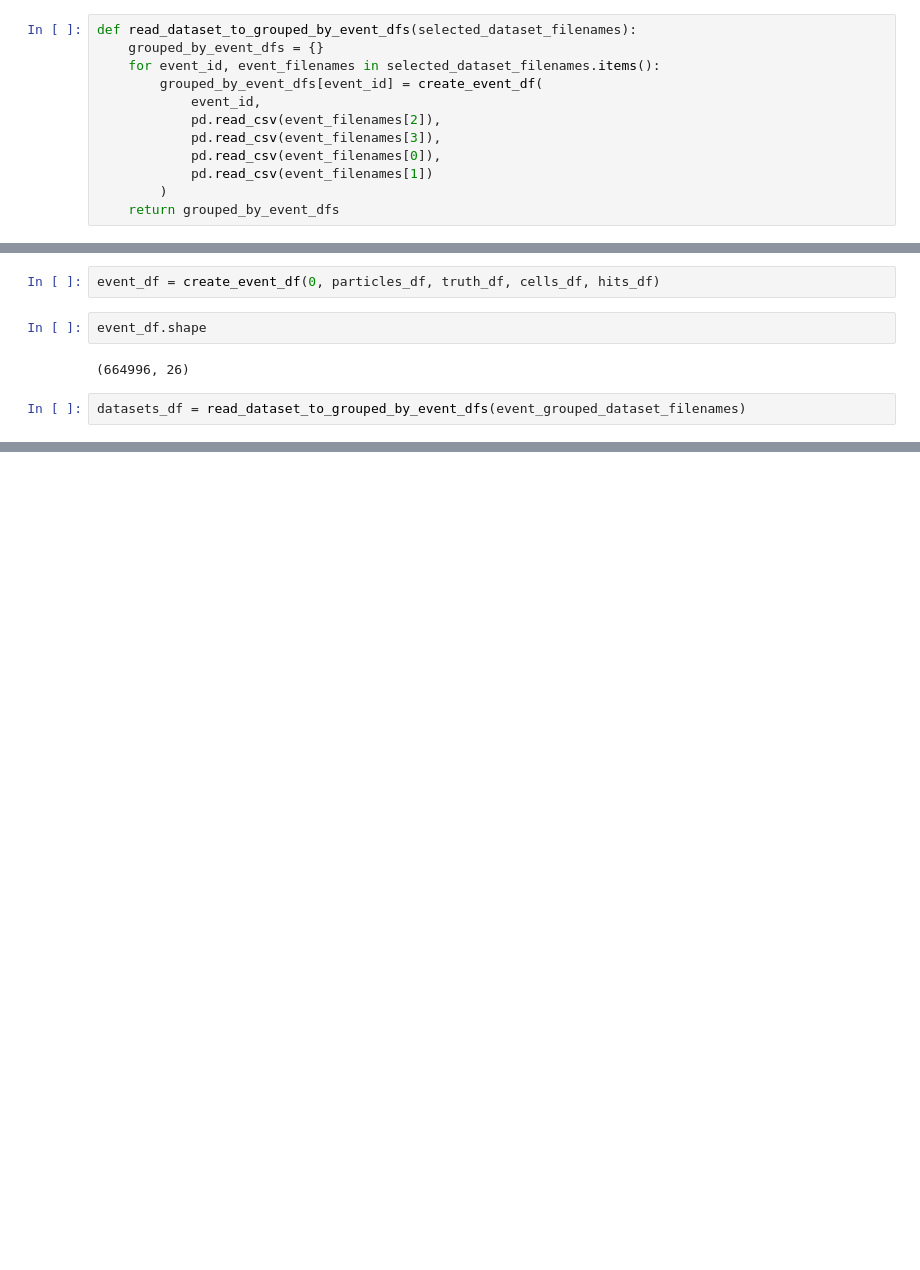
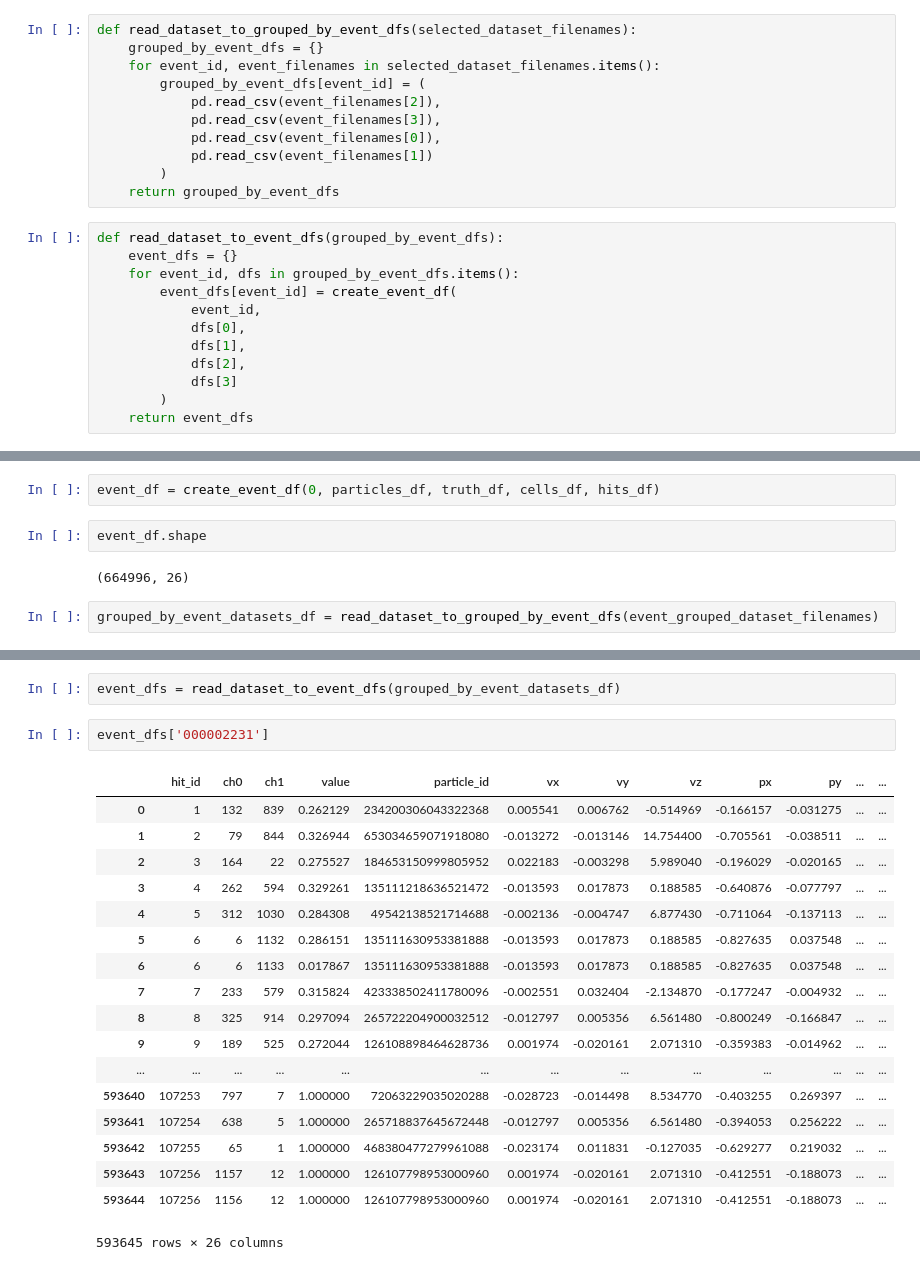
Before and after one commit to contemplat0r/Track_ML, a Jupyter notebook: First-Exp.ipynb, the cells around one changed output, grey strips where cells are left out. Cells and saved outputs as stored; diff of their text form; blank space fills up the shorter version.

```diff
--- a/First-Exp.ipynb
+++ b/First-Exp.ipynb
@@ -266,14 +278,25 @@ def create_event_df(event_id, particles_df, truth_df, cells_df, hits_df):
 def read_dataset_to_grouped_by_event_dfs(selected_dataset_filenames):
     grouped_by_event_dfs = {}
     for event_id, event_filenames in selected_dataset_filenames.items():
-        grouped_by_event_dfs[event_id] = create_event_df(
-            event_id,
+        grouped_by_event_dfs[event_id] = (
             pd.read_csv(event_filenames[2]),
             pd.read_csv(event_filenames[3]),
             pd.read_csv(event_filenames[0]),
             pd.read_csv(event_filenames[1])
         )
     return grouped_by_event_dfs
+# %%
+def read_dataset_to_event_dfs(grouped_by_event_dfs):
+    event_dfs = {}
+    for event_id, dfs in grouped_by_event_dfs.items():
+        event_dfs[event_id] = create_event_df(
+            event_id,
+            dfs[0],
+            dfs[1],
+            dfs[2],
+            dfs[3]
+        )
+    return event_dfs
 # %%
 all(hits_df['hit_id'] == truth_df['hit_id'])
 # %% [output]
@@ -285,4 +308,4 @@ event_df.shape
 # %% [output]
 (664996, 26)
 # %%
-datasets_df = read_dataset_to_grouped_by_event_dfs(event_grouped_dataset_filenames)
+grouped_by_event_datasets_df = read_dataset_to_grouped_by_event_dfs(event_grouped_dataset_filenames)
@@ -288,0 +336,23 @@ datasets_df = read_dataset_to_grouped_by_event_dfs(event_grouped_dataset_filenam
+# %%
+event_dfs = read_dataset_to_event_dfs(grouped_by_event_datasets_df)
+# %%
+event_dfs['000002231']
+# %% [output]
+|  | hit_id | ch0 | ch1 | value | particle_id | vx | vy | vz | px | py | ... | ... |
+| 0 | 1 | 132 | 839 | 0.262129 | 234200306043322368 | 0.005541 | 0.006762 | -0.514969 | -0.166157 | -0.031275 | ... | ... |
+| 1 | 2 | 79 | 844 | 0.326944 | 653034659071918080 | -0.013272 | -0.013146 | 14.754400 | -0.705561 | -0.038511 | ... | ... |
+| 2 | 3 | 164 | 22 | 0.275527 | 184653150999805952 | 0.022183 | -0.003298 | 5.989040 | -0.196029 | -0.020165 | ... | ... |
+| 3 | 4 | 262 | 594 | 0.329261 | 135111218636521472 | -0.013593 | 0.017873 | 0.188585 | -0.640876 | -0.077797 | ... | ... |
+| 4 | 5 | 312 | 1030 | 0.284308 | 49542138521714688 | -0.002136 | -0.004747 | 6.877430 | -0.711064 | -0.137113 | ... | ... |
+| 5 | 6 | 6 | 1132 | 0.286151 | 135111630953381888 | -0.013593 | 0.017873 | 0.188585 | -0.827635 | 0.037548 | ... | ... |
+| 6 | 6 | 6 | 1133 | 0.017867 | 135111630953381888 | -0.013593 | 0.017873 | 0.188585 | -0.827635 | 0.037548 | ... | ... |
+| 7 | 7 | 233 | 579 | 0.315824 | 423338502411780096 | -0.002551 | 0.032404 | -2.134870 | -0.177247 | -0.004932 | ... | ... |
+| 8 | 8 | 325 | 914 | 0.297094 | 265722204900032512 | -0.012797 | 0.005356 | 6.561480 | -0.800249 | -0.166847 | ... | ... |
+| 9 | 9 | 189 | 525 | 0.272044 | 126108898464628736 | 0.001974 | -0.020161 | 2.071310 | -0.359383 | -0.014962 | ... | ... |
+| ... | ... | ... | ... | ... | ... | ... | ... | ... | ... | ... | ... | ... |
+| 593640 | 107253 | 797 | 7 | 1.000000 | 72063229035020288 | -0.028723 | -0.014498 | 8.534770 | -0.403255 | 0.269397 | ... | ... |
+| 593641 | 107254 | 638 | 5 | 1.000000 | 265718837645672448 | -0.012797 | 0.005356 | 6.561480 | -0.394053 | 0.256222 | ... | ... |
+| 593642 | 107255 | 65 | 1 | 1.000000 | 468380477279961088 | -0.023174 | 0.011831 | -0.127035 | -0.629277 | 0.219032 | ... | ... |
+| 593643 | 107256 | 1157 | 12 | 1.000000 | 126107798953000960 | 0.001974 | -0.020161 | 2.071310 | -0.412551 | -0.188073 | ... | ... |
+| 593644 | 107256 | 1156 | 12 | 1.000000 | 126107798953000960 | 0.001974 | -0.020161 | 2.071310 | -0.412551 | -0.188073 | ... | ... |
+593645 rows × 26 columns
```
Also changed, not shown: parts of 5 cells of this notebook.
